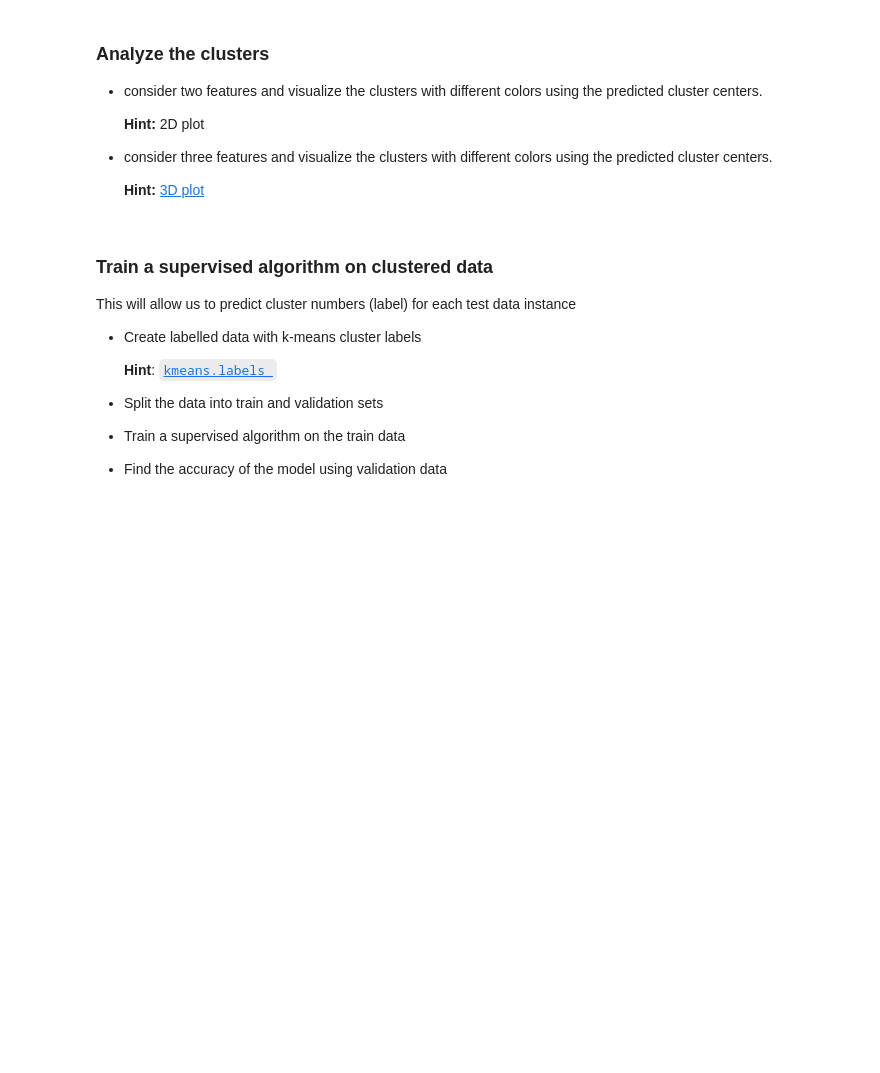
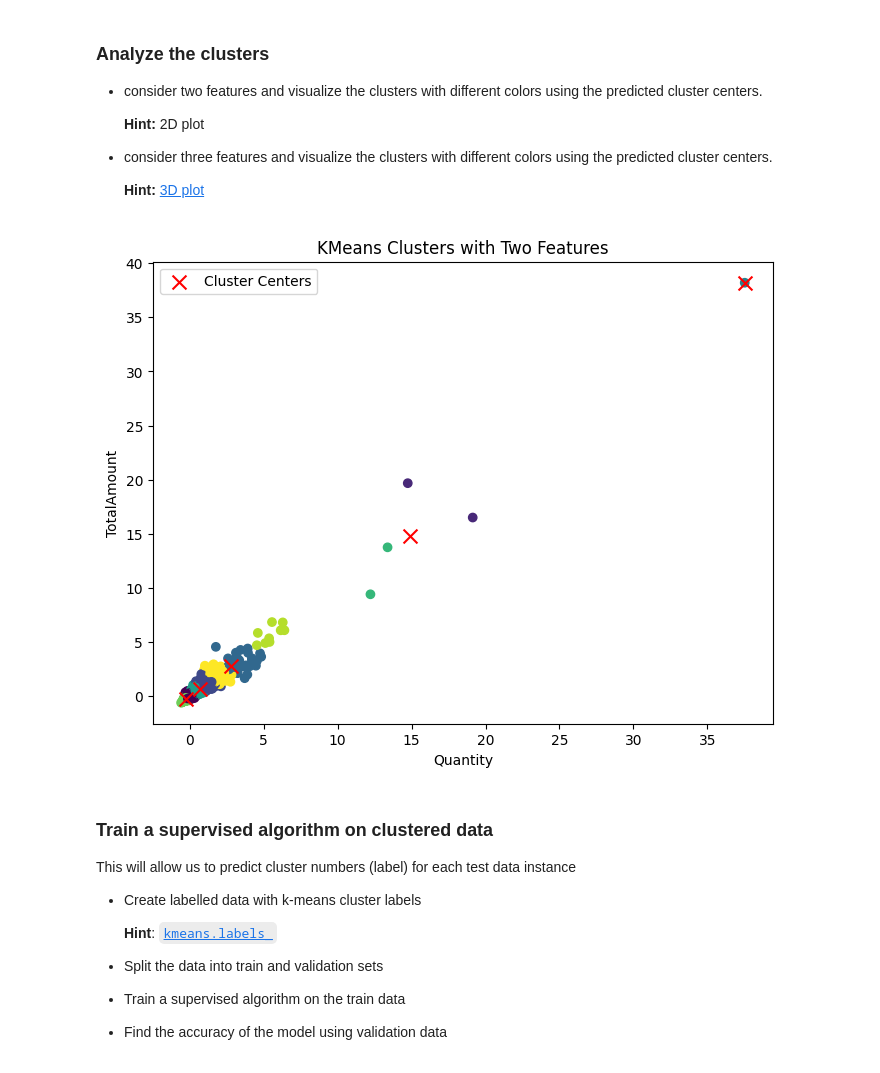
Before and after one commit to sauravdarsh/MiniProject_5_Customer_Segmentation_Kmeans, a Jupyter notebook: Copy of M2_NB_MiniProject_5_Customer_Segmentation_Kmeans.ipynb, the cells around one changed output. Saved outputs shown, nothing was run; the diff lists cells and outputs as text; code cells hidden in the pictures; blank space fills up the shorter version.

```diff
--- a/Copy of M2_NB_MiniProject_5_Customer_Segmentation_Kmeans.ipynb
+++ b/Copy of M2_NB_MiniProject_5_Customer_Segmentation_Kmeans.ipynb
@@ -494,0 +643,28 @@ Use the optimal no. of clusters and store the cluster centroids
+# %%
+from sklearn.cluster import DBSCAN
+from sklearn.metrics import silhouette_score
+
+# Initialize DBSCAN with epsilon and min_samples parameters
+epsilon = 0.5  # Adjust epsilon based on your data and desired clustering granularity
+min_samples = 5  # Minimum number of samples in a cluster
+dbscan = DBSCAN(eps=epsilon, min_samples=min_samples)
+
+# Fit DBSCAN on the scaled training data
+dbscan_clusters = dbscan.fit_predict(df_train_scaled[features_to_scale])  # Use only the scaled features
+
+# Evaluate DBSCAN clustering using silhouette score
+silhouette_dbscan = silhouette_score(df_train_scaled[features_to_scale], dbscan_clusters)
+print("Silhouette Score (DBSCAN):", silhouette_dbscan)
+
+# Compare the number of clusters formed by DBSCAN
+num_dbscan_clusters = len(set(dbscan_clusters)) - (1 if -1 in dbscan_clusters else 0)
+print("Number of Clusters (DBSCAN):", num_dbscan_clusters)
+
+# Compare the results of clusters from KMeans and DBSCAN
+kmeans_clusters = kmeans.labels_
+num_kmeans_clusters = len(set(kmeans_clusters))
+print("Number of Clusters (KMeans):", num_kmeans_clusters)
+
+# Evaluate KMeans clustering using silhouette score
+silhouette_kmeans = silhouette_score(df_train_scaled[features_to_scale], kmeans_clusters)
+print("Silhouette Score (KMeans):", silhouette_kmeans)
@@ -508,0 +688,15 @@ Use the optimal no. of clusters and store the cluster centroids
+# %%
+# Choose two features for 2D analysis and visualization (e.g., 'Quantity' and 'TotalAmount')
+features_2d = ['Quantity', 'TotalAmount']
+
+# Plot the clusters with different colors using predicted cluster centers
+plt.figure(figsize=(8, 6))
+plt.scatter(df_train_scaled[features_2d[0]], df_train_scaled[features_2d[1]], c=kmeans_clusters, cmap='viridis')
+plt.scatter(cluster_centroids[:, 0], cluster_centroids[:, 1], marker='x', c='red', s=100, label='Cluster Centers')
+plt.xlabel(features_2d[0])
+plt.ylabel(features_2d[1])
+plt.title('KMeans Clusters with Two Features')
+plt.legend()
+plt.show()
+# %% [output]
+[figure, added]
```
Also changed, not shown: parts of 24 cells of this notebook.
